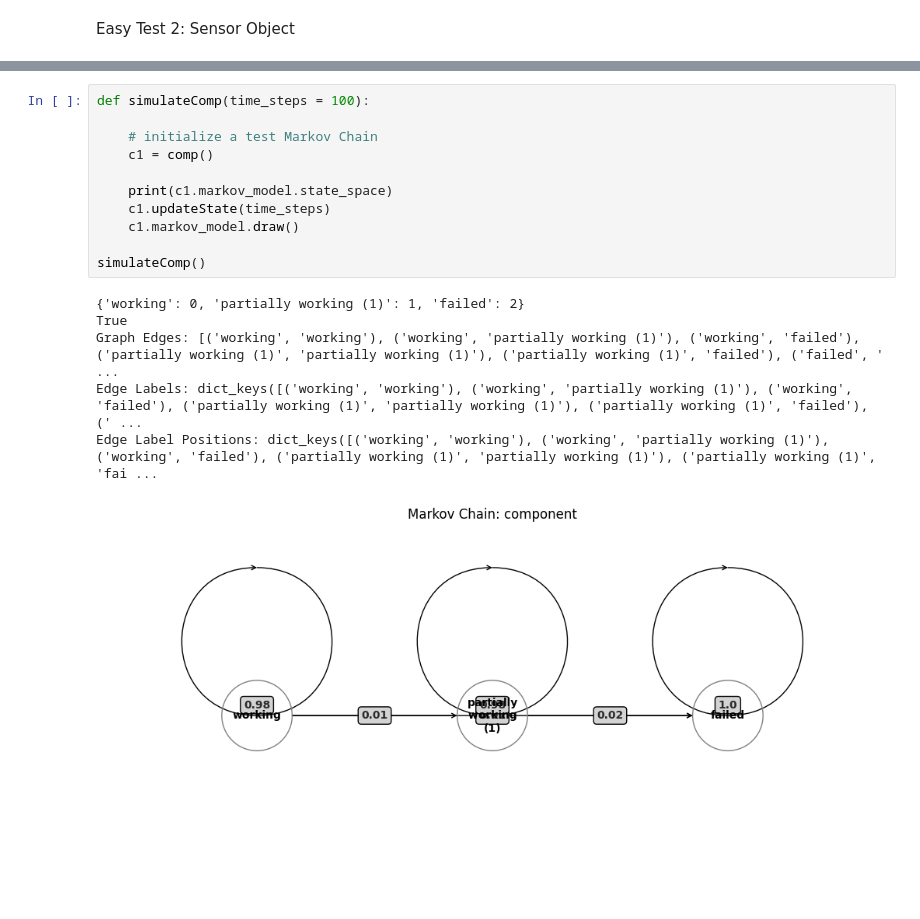
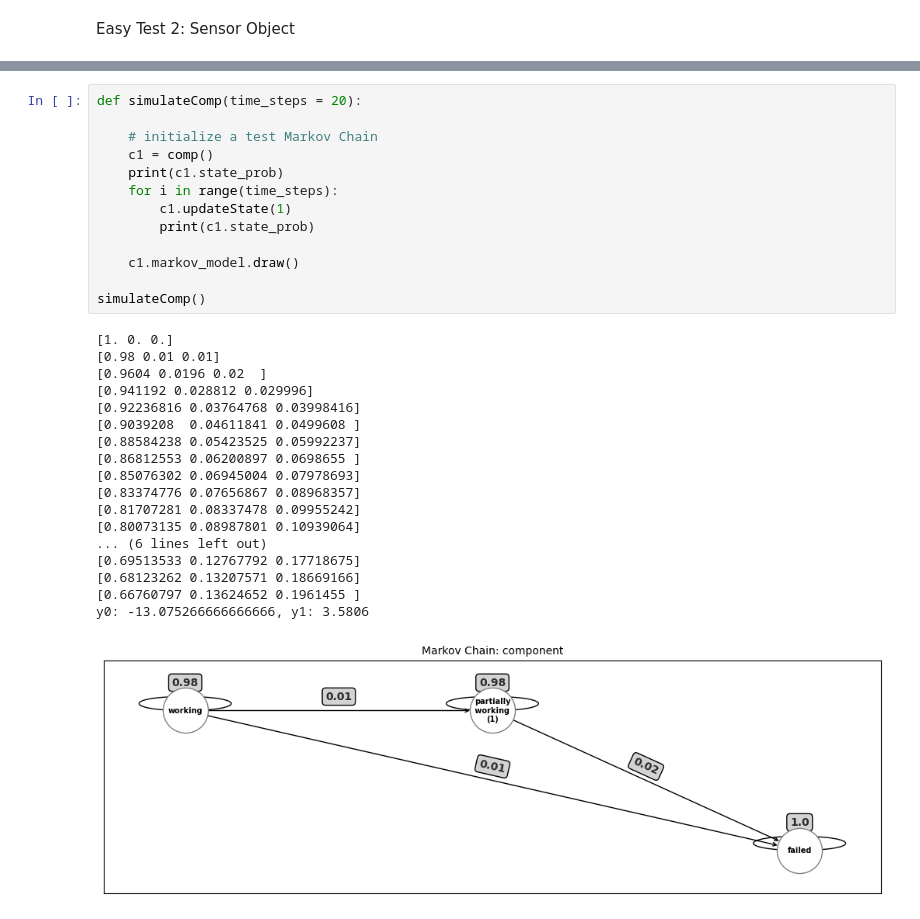
Before and after one commit to andreyaW/PhD_Sims, a Jupyter notebook: Prop_Sims/shipModel/easySimulate.ipynb, the cells around one changed output, grey strips where cells are left out. Saved outputs shown, nothing was run; the diff lists cells and outputs as text; blank space fills up the shorter version.

Commit message:
updating mC to include all state probabilities

```diff
--- a/Prop_Sims/shipModel/easySimulate.ipynb
+++ b/Prop_Sims/shipModel/easySimulate.ipynb
@@ -40,19 +74,33 @@ Edge Label Positions: dict_keys([('working', 'working'), ('working', 'failed'),
 [figure]
 # %%
-def simulateComp(time_steps = 100):
+def simulateComp(time_steps = 20):
 
     # initialize a test Markov Chain
     c1 = comp()
+    print(c1.state_prob)
+    for i in range(time_steps):
+        c1.updateState(1)
+        print(c1.state_prob)
 
-    print(c1.markov_model.state_space)
-    c1.updateState(time_steps)
     c1.markov_model.draw()
 
 simulateComp()
 # %% [output]
-{'working': 0, 'partially working (1)': 1, 'failed': 2}
-True
-Graph Edges: [('working', 'working'), ('working', 'partially working (1)'), ('working', 'failed'), ('partially working (1)', 'partially working (1)'), ('partially working (1)', 'failed'), ('failed', ' ...
-Edge Labels: dict_keys([('working', 'working'), ('working', 'partially working (1)'), ('working', 'failed'), ('partially working (1)', 'partially working (1)'), ('partially working (1)', 'failed'), (' ...
-Edge Label Positions: dict_keys([('working', 'working'), ('working', 'partially working (1)'), ('working', 'failed'), ('partially working (1)', 'partially working (1)'), ('partially working (1)', 'fai ...
+[1. 0. 0.]
+[0.98 0.01 0.01]
+[0.9604 0.0196 0.02  ]
+[0.941192 0.028812 0.029996]
+[0.92236816 0.03764768 0.03998416]
+[0.9039208  0.04611841 0.0499608 ]
+[0.88584238 0.05423525 0.05992237]
+[0.86812553 0.06200897 0.0698655 ]
+[0.85076302 0.06945004 0.07978693]
+[0.83374776 0.07656867 0.08968357]
+[0.81707281 0.08337478 0.09955242]
+[0.80073135 0.08987801 0.10939064]
+... (6 lines left out)
+[0.69513533 0.12767792 0.17718675]
+[0.68123262 0.13207571 0.18669166]
+[0.66760797 0.13624652 0.1961455 ]
+y0: -13.075266666666666, y1: 3.5806
-[figure, old version]
+[figure, new version]
```
Also changed, not shown: parts of 5 cells of this notebook, 7 other files.
